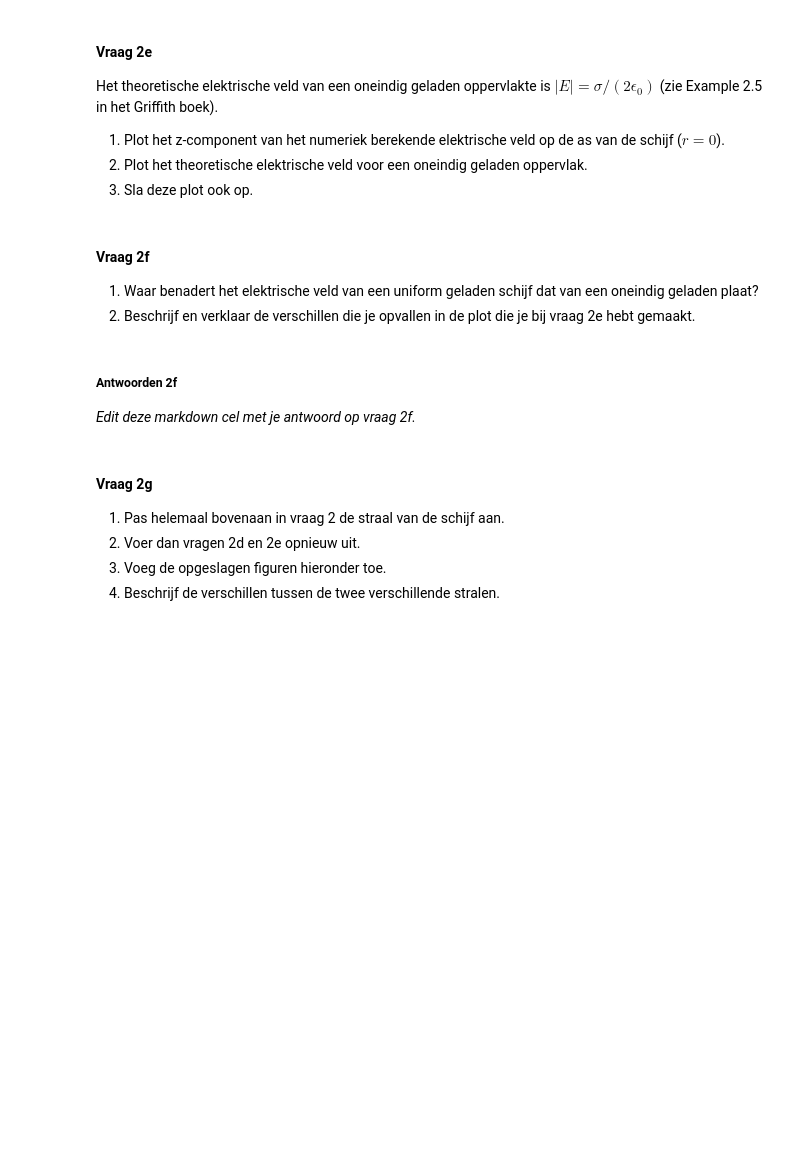
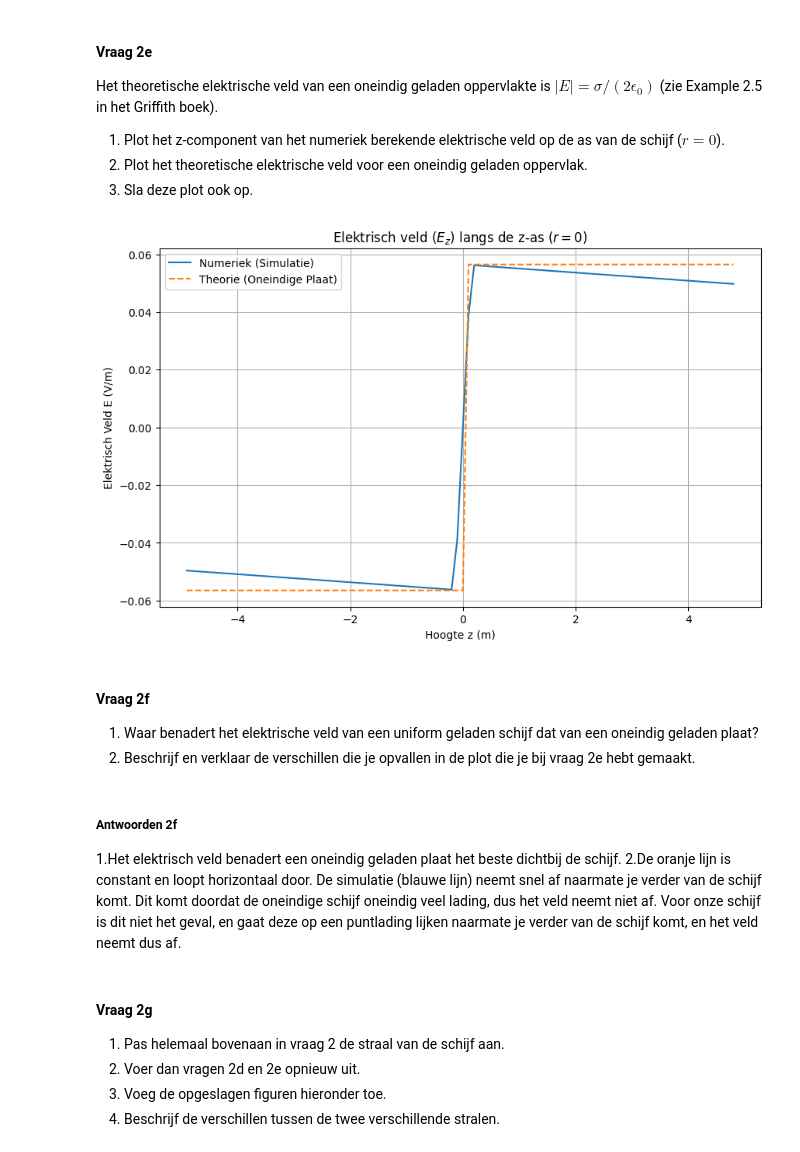
Before and after one commit to BobVill/opdrachten-DEF-D, a Jupyter notebook: DigitaleOntwerpopdrachten/1CondensatorOpdracht/CondensatorOntwerpopdracht.ipynb, the cells around one changed output. Cells and saved outputs as stored; diff of their text form; code cells hidden in the pictures; blank space fills up the shorter version.

```diff
--- a/DigitaleOntwerpopdrachten/1CondensatorOpdracht/CondensatorOntwerpopdracht.ipynb
+++ b/DigitaleOntwerpopdrachten/1CondensatorOpdracht/CondensatorOntwerpopdracht.ipynb
@@ -261,3 +281,38 @@ Het theoretische elektrische veld van een oneindig geladen oppervlakte is $|E| =
+# %%
+###
+###Hier jouw code###
+
+r_for_E = r[1:-1]
+z_for_E = z[1:-1]
+
+# 1. Vind de index voor r = 0 in de E-veld arrays
+idx_r_zero_E = (np.abs(r_for_E)).argmin()
+
+
+z_axis_E = z_for_E
+Ez_numeric = Ez[:, idx_r_zero_E]
+
+E_magnitude = sigma / (2 * epsilon0)
+E_theory = np.sign(z_axis_E) * E_magnitude
+
+#Plotten
+plt.figure(figsize=(10, 6))
+plt.title(r"Elektrisch veld ($E_z$) langs de z-as ($r=0$)")
+
+plt.plot(z_axis_E, Ez_numeric, "-", label="Numeriek (Simulatie)")
+plt.plot(z_axis_E, E_theory, "--", label="Theorie (Oneindige Plaat)")
+
+plt.xlabel("Hoogte z (m)")
+plt.ylabel("Elektrisch Veld E (V/m)")
+plt.legend()
+plt.grid(True)
+
+#Opslaan
+plt.savefig("Elektrisch_Veld_z_as(2).png")
+plt.show()
+###
+# %% [output]
+[figure, added]
 # %% [markdown]
 #### Vraag 2f
 1. Waar benadert het elektrische veld van een uniform geladen schijf dat van een oneindig geladen plaat?
@@ -265,7 +320,8 @@ Het theoretische elektrische veld van een oneindig geladen oppervlakte is $|E| =
 # %% [markdown]
 ##### Antwoorden 2f
 
-*Edit deze markdown cel met je antwoord op vraag 2f.*
+1.Het elektrisch veld benadert een oneindig geladen plaat het beste dichtbij de schijf.
+2.De oranje lijn is constant en loopt horizontaal door. De simulatie (blauwe lijn) neemt snel af naarmate je verder van de schijf komt.  Dit komt doordat de oneindige schijf oneindig veel lading, dus het veld neemt niet af. Voor onze schijf is dit niet het geval, en gaat deze op een puntlading lijken naarmate je verder van de schijf komt, en het veld neemt dus af.
 # %% [markdown]
 #### Vraag 2g
 
```
Also changed, not shown: parts of 10 cells of this notebook, 4 other files.
